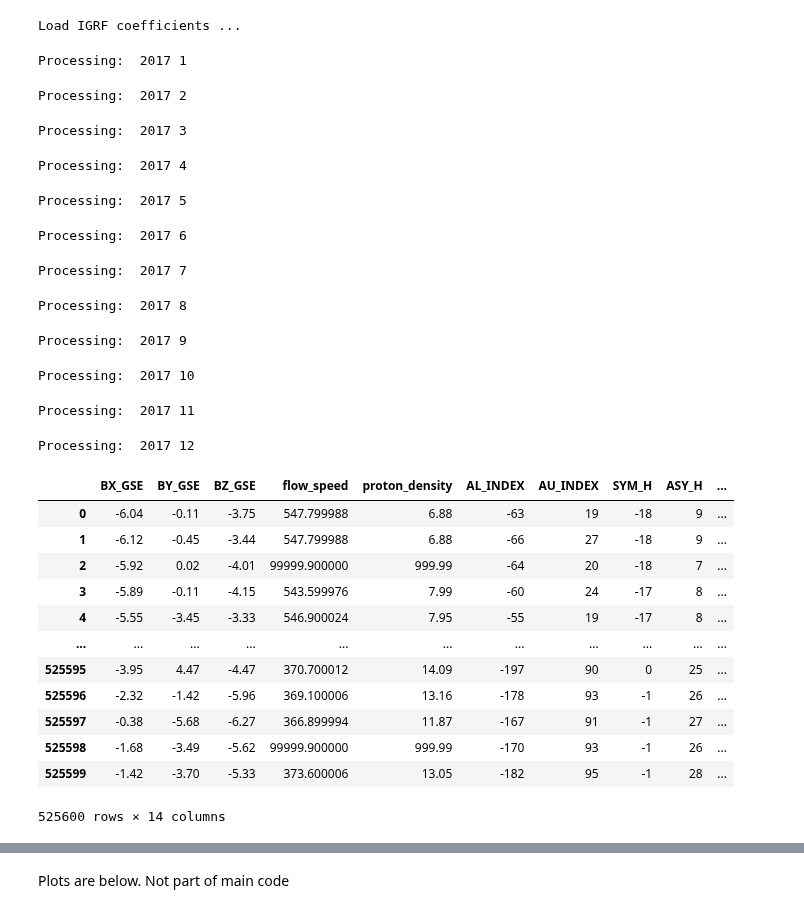
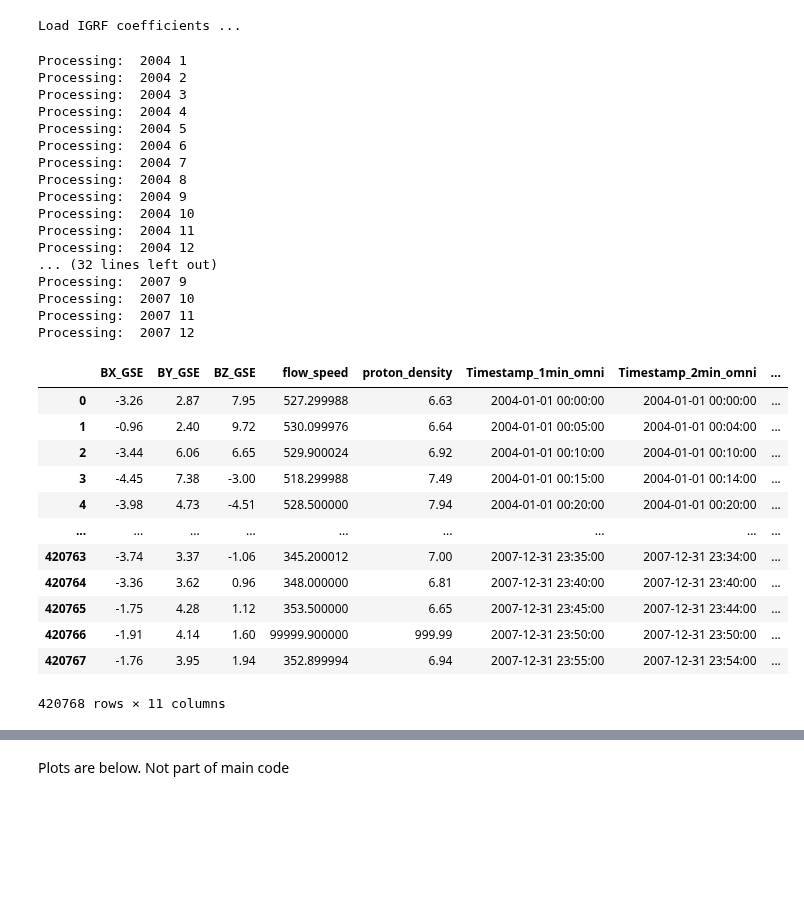
Before and after one commit to reddy-sachin/REPPU-ESN2, a Jupyter notebook: AMPERE/get_omni.ipynb, the cells around one changed output, grey strips where cells are left out. Drawn from its saved outputs; the diff is of its cells as text; code cells hidden in the pictures; blank space fills up the shorter version.

```diff
--- a/AMPERE/get_omni.ipynb
+++ b/AMPERE/get_omni.ipynb
@@ -59,9 +59,10 @@ def extract_omni_1hr(params, data):
 
     return df
 # %%
-omni_1min = "OMNI_HRO_1MIN"
+omni_1min = "OMNI_HRO2_5MIN"
 #omni_1min_params = 'percent_interp,BY_GSE,BZ_GSE,flow_speed,proton_density,T,Pressure,E,Mach_num,BSN_x,BSN_y,BSN_z,SYM_H'
-omni_1min_params = 'BX_GSE,BY_GSE,BZ_GSE,flow_speed,proton_density,AL_INDEX,AU_INDEX,SYM_H,ASY_H'
+#omni_1min_params = 'BX_GSE,BY_GSE,BZ_GSE,flow_speed,proton_density,AL_INDEX,AU_INDEX,SYM_H,ASY_H'
+omni_1min_params = 'BX_GSE,BY_GSE,BZ_GSE,flow_speed,proton_density'
 
 
 omni_1hr = "OMNI2_H0_MRG1HR"
@@ -71,8 +72,8 @@ omni_1hr_params = 'F10_INDEX1800,KP1800'
 
 #yr = 2021
 months = []
-years = [2017]
-years = [2010, 2011, 2012, 2013, 2014, 2015, 2016, 2017, 2018, 2019, 2020, 2021, 2022]
+years = [2004, 2005, 2006, 2007]
+#years = [2010, 2011, 2012, 2013, 2014, 2015, 2016, 2017, 2018, 2019, 2020, 2021, 2022]
 for year in years:
     for month in range(1,13):
 
@@ -89,60 +90,65 @@ for year in years:
         omni_1min_df = extract_omni_1min(omni_1min_data, omni_1min_params)
 
         omni_1hr_data = fetch_omni_data(omni_1hr_params,omni_1hr, start_time, end_time)
         omni_1hr_df = extract_omni_1hr(omni_1hr_params, omni_1hr_data)
 
         df = pd.merge(omni_1min_df, omni_1hr_df, on='Timestamp_1hr_omni', how='left')
         df = df.rename(columns={'F10_INDEX1800':'F10.7', 'KP1800':'Kp'})
         months.append(df)
 
 months_df = pd.concat(months)
 
 def calculate_tilt_angle(row):
     t0 = datetime.datetime(1970, 1, 1)
     t1 = row['Timestamp_1min_omni']
     tdiff = (t1 - t0).total_seconds()
     tilt_angle = geopack.recalc(tdiff) # Calculate dipole tilt angle
 
     return tilt_angle
 
-#months_df['tilt_angle'] = months_df.apply(calculate_tilt_angle, axis=1)
+months_df['tilt_angle'] = months_df.apply(calculate_tilt_angle, axis=1)
 
 months_df = months_df.reset_index(drop=True)
 
 #export_path = f'/Users/sr2/My Drive/Career/Employment/Current/JSPS/Research/Analysis/Apr-24/data/omni/' #macbook
 #export_path = f'/home/ryuho/Documents/reddy/research/SMRAI/Data/OMNI/' #linux
 export_path = f'/home/sachin/Documents/NIPR/Research/Data/OMNI/' #server
 
-df_name = f'omni_hro_1min_2017'
+df_name = f'omni_hro2_5min_2004_2007'
 export_filename = export_path + df_name +'.csv'
 months_df.to_csv(export_filename, index=False, header=True)
 months_df
 # %% [output]
-Processing:  2017 1
+Processing:  2004 1
+Processing:  2004 2
+Processing:  2004 3
+Processing:  2004 4
+Processing:  2004 5
+Processing:  2004 6
+Processing:  2004 7
+Processing:  2004 8
+Processing:  2004 9
+Processing:  2004 10
+Processing:  2004 11
+Processing:  2004 12
+... (32 lines left out)
+Processing:  2007 9
+Processing:  2007 10
+Processing:  2007 11
+Processing:  2007 12
+|  | BX_GSE | BY_GSE | BZ_GSE | flow_speed | proton_density | Timestamp_1min_omni | Timestamp_2min_omni | ... |
+| 0 | -3.26 | 2.87 | 7.95 | 527.299988 | 6.63 | 2004-01-01 00:00:00 | 2004-01-01 00:00:00 | ... |
+| 1 | -0.96 | 2.40 | 9.72 | 530.099976 | 6.64 | 2004-01-01 00:05:00 | 2004-01-01 00:04:00 | ... |
+| 2 | -3.44 | 6.06 | 6.65 | 529.900024 | 6.92 | 2004-01-01 00:10:00 | 2004-01-01 00:10:00 | ... |
+| 3 | -4.45 | 7.38 | -3.00 | 518.299988 | 7.49 | 2004-01-01 00:15:00 | 2004-01-01 00:14:00 | ... |
+| 4 | -3.98 | 4.73 | -4.51 | 528.500000 | 7.94 | 2004-01-01 00:20:00 | 2004-01-01 00:20:00 | ... |
+| ... | ... | ... | ... | ... | ... | ... | ... | ... |
+| 420763 | -3.74 | 3.37 | -1.06 | 345.200012 | 7.00 | 2007-12-31 23:35:00 | 2007-12-31 23:34:00 | ... |
+| 420764 | -3.36 | 3.62 | 0.96 | 348.000000 | 6.81 | 2007-12-31 23:40:00 | 2007-12-31 23:40:00 | ... |
+| 420765 | -1.75 | 4.28 | 1.12 | 353.500000 | 6.65 | 2007-12-31 23:45:00 | 2007-12-31 23:44:00 | ... |
+| 420766 | -1.91 | 4.14 | 1.60 | 99999.900000 | 999.99 | 2007-12-31 23:50:00 | 2007-12-31 23:50:00 | ... |
+| 420767 | -1.76 | 3.95 | 1.94 | 352.899994 | 6.94 | 2007-12-31 23:55:00 | 2007-12-31 23:54:00 | ... |
-Processing:  2017 2
+420768 rows × 11 columns
-Processing:  2017 3
-Processing:  2017 4
-Processing:  2017 5
-Processing:  2017 6
-Processing:  2017 7
-Processing:  2017 8
-Processing:  2017 9
-Processing:  2017 10
-Processing:  2017 11
-Processing:  2017 12
-|  | BX_GSE | BY_GSE | BZ_GSE | flow_speed | proton_density | AL_INDEX | AU_INDEX | SYM_H | ASY_H | ... |
-| 0 | -6.04 | -0.11 | -3.75 | 547.799988 | 6.88 | -63 | 19 | -18 | 9 | ... |
-| 1 | -6.12 | -0.45 | -3.44 | 547.799988 | 6.88 | -66 | 27 | -18 | 9 | ... |
-| 2 | -5.92 | 0.02 | -4.01 | 99999.900000 | 999.99 | -64 | 20 | -18 | 7 | ... |
-| 3 | -5.89 | -0.11 | -4.15 | 543.599976 | 7.99 | -60 | 24 | -17 | 8 | ... |
-| 4 | -5.55 | -3.45 | -3.33 | 546.900024 | 7.95 | -55 | 19 | -17 | 8 | ... |
-| ... | ... | ... | ... | ... | ... | ... | ... | ... | ... | ... |
-| 525595 | -3.95 | 4.47 | -4.47 | 370.700012 | 14.09 | -197 | 90 | 0 | 25 | ... |
-| 525596 | -2.32 | -1.42 | -5.96 | 369.100006 | 13.16 | -178 | 93 | -1 | 26 | ... |
-| 525597 | -0.38 | -5.68 | -6.27 | 366.899994 | 11.87 | -167 | 91 | -1 | 27 | ... |
-| 525598 | -1.68 | -3.49 | -5.62 | 99999.900000 | 999.99 | -170 | 93 | -1 | 26 | ... |
-| 525599 | -1.42 | -3.70 | -5.33 | 373.600006 | 13.05 | -182 | 95 | -1 | 28 | ... |
-525600 rows × 14 columns
 # %%
 def clean_omni(df):
     df = df.copy()
```
Also changed, not shown: parts of 2 cells of this notebook, 10 other files.
